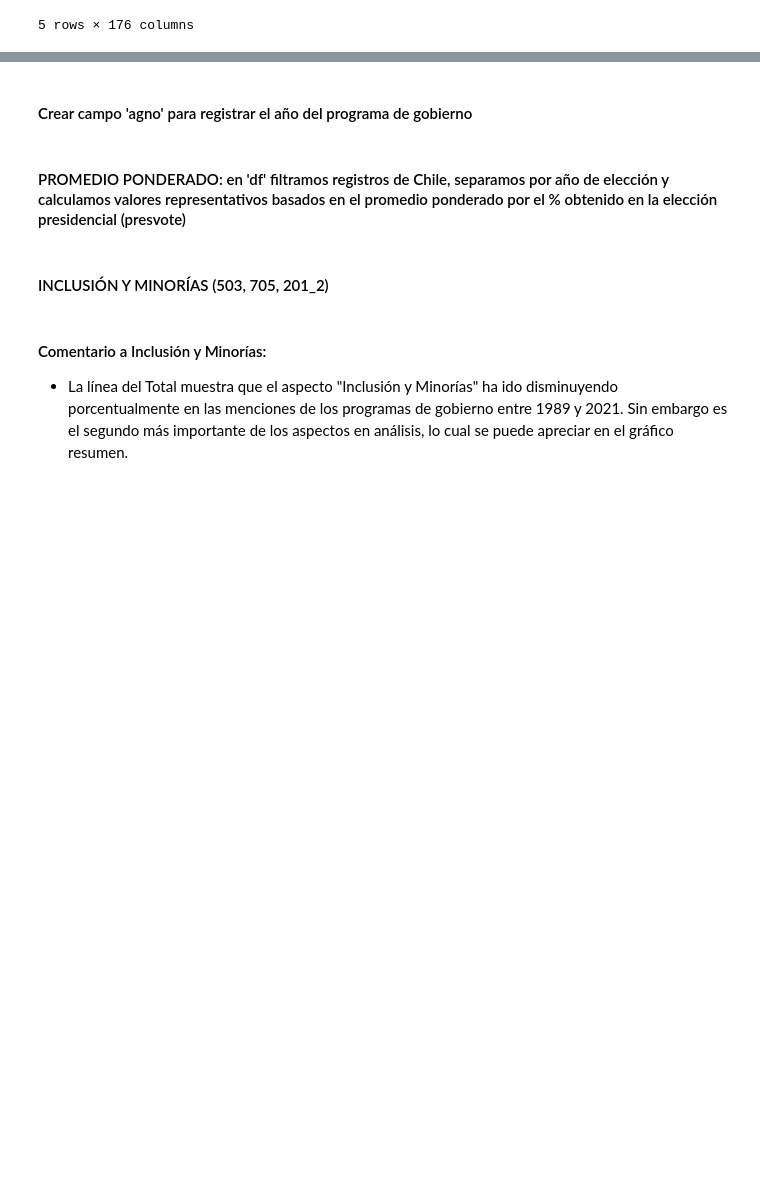
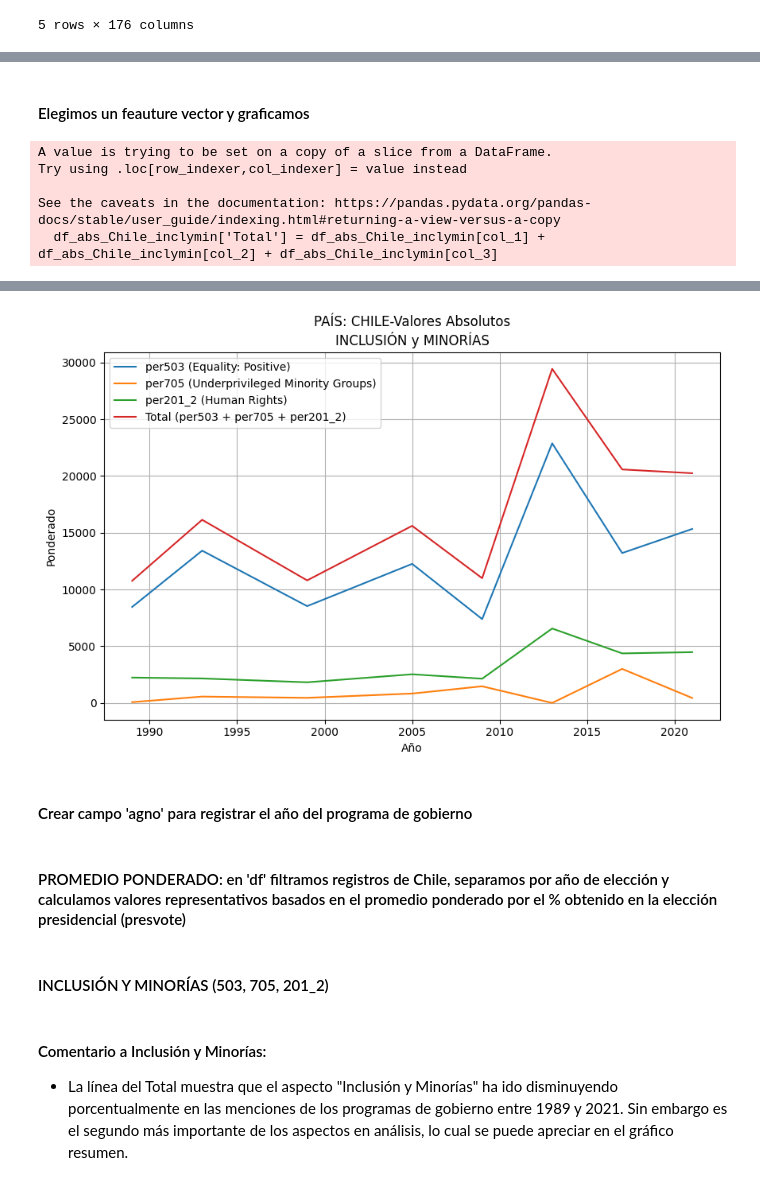
Before and after one commit to MatiasBunsterRaby/Capstone_git, a Jupyter notebook: notebooks/Pruebas_Chile_absoluto.ipynb, the cells around one changed output, grey strips where cells are left out. Saved outputs shown, nothing was run; the diff lists cells and outputs as text; code cells hidden in the pictures; blank space fills up the shorter version.

Commit message:
Graficando ponderados

```diff
--- a/notebooks/Pruebas_Chile_absoluto.ipynb
+++ b/notebooks/Pruebas_Chile_absoluto.ipynb
@@ -426,0 +466,2 @@ df_absolutos.head()
+# %%
+df_absolutos_Chile = df_absolutos
@@ -426,0 +470,14 @@ df_absolutos.head()
+# %%
+# Ordenemos por 'agno'
+df_absolutos_Chile = df_absolutos_Chile.sort_values(by='agno')
+
+# # Create a list of column names that begin with 'per' and have a digit in position 4
+# per_columns_4digit = [col for col in df.columns if col.startswith('per') and col[3].isdigit()]
+
+# Group by column 'agno' and calculate the weighted average of each column in 'variables_per' using column 'presvote' as weights
+df_absolutos_Chile_ponderados = df_absolutos_Chile.groupby('agno').apply(
+    lambda x: pd.Series({col: np.average(x[col], weights=x['presvote']) for col in variables_per})
+).reset_index()
+
+# Display the results
+df_absolutos_Chile_ponderados
@@ -426,0 +495,57 @@ df_absolutos.head()
+# %% [markdown]
+#### Elegimos un feauture vector y graficamos
+# %%
+# Define variables for the columns
+tema = "INCLUSIÓN y MINORÍAS"
+col_1 = 'per503'
+col_2 = 'per705'
+col_3 = 'per201_2'
+
+# Select columns from df_Chile_ponderado
+df_abs_Chile_inclymin = df_absolutos_Chile_ponderados[['agno', col_1, col_2, col_3]]
+
+# Add a new column 'Total' with the sum of columns
+df_abs_Chile_inclymin['Total'] = df_abs_Chile_inclymin[col_1] + df_abs_Chile_inclymin[col_2] + df_abs_Chile_inclymin[col_3]
+
+# Get the column names excluding 'agno'
+columns_to_lookup = df_abs_Chile_inclymin.columns[df_abs_Chile_inclymin.columns != 'agno']
+detalle_dominio_dict = {}
+
+# Loop through the columns and get the corresponding 'Detalle_Dominio' from 'df_AD'
+for col in columns_to_lookup:
+    detalle_dominio = df_AD.loc[df_AD['Variable_per'] == col, 'Detalle_Dominio'].values
+    if len(detalle_dominio) > 0:
+        detalle_dominio_dict[col] = detalle_dominio[0]
+
+# Update the plot labels with details from the dictionary
+label_col_1 = f"{col_1} ({detalle_dominio_dict.get(col_1, 'No Info')})"
+label_col_2 = f"{col_2} ({detalle_dominio_dict.get(col_2, 'No Info')})"
+label_col_3 = f"{col_3} ({detalle_dominio_dict.get(col_3, 'No Info')})"
+label_total = f"Total ({col_1} + {col_2} + {col_3})"
+
+texto_md = """<div style="display: flex; justify-content: space-between;">
+  <img src="../assets/per503.png" alt="" width="450">
+  <img src="../assets/per705.png" alt="" width="450"></div>
+</div>
+<img src="../assets/per201_2.png" alt="" width="500">"""
+display(Markdown(texto_md))
+
+# Plot columns
+plt.figure(figsize=(10, 6))
+plt.plot(df_abs_Chile_inclymin['agno'], df_abs_Chile_inclymin[col_1], label=label_col_1)
+plt.plot(df_abs_Chile_inclymin['agno'], df_abs_Chile_inclymin[col_2], label=label_col_2)
+plt.plot(df_abs_Chile_inclymin['agno'], df_abs_Chile_inclymin[col_3], label=label_col_3)
+plt.plot(df_abs_Chile_inclymin['agno'], df_abs_Chile_inclymin['Total'], label=label_total)
+
+plt.xlabel('Año')
+plt.ylabel('Ponderado')
+plt.title(f'PAÍS: CHILE-Valores Absolutos\n{tema}')
+plt.legend()
+plt.grid(True)
+plt.show()
+# %% [output]
+A value is trying to be set on a copy of a slice from a DataFrame.
+Try using .loc[row_indexer,col_indexer] = value instead
+
+See the caveats in the documentation: https://pandas.pydata.org/pandas-docs/stable/user_guide/indexing.html#returning-a-view-versus-a-copy
+  df_abs_Chile_inclymin['Total'] = df_abs_Chile_inclymin[col_1] + df_abs_Chile_inclymin[col_2] + df_abs_Chile_inclymin[col_3]
@@ -427,3 +557,4 @@ df_absolutos.head()
+[figure, added]
 # %%
 # Display the first few rows of the DataFrame
 df.head()
```
Also changed, not shown: parts of 20 cells of this notebook, 1 other file.
